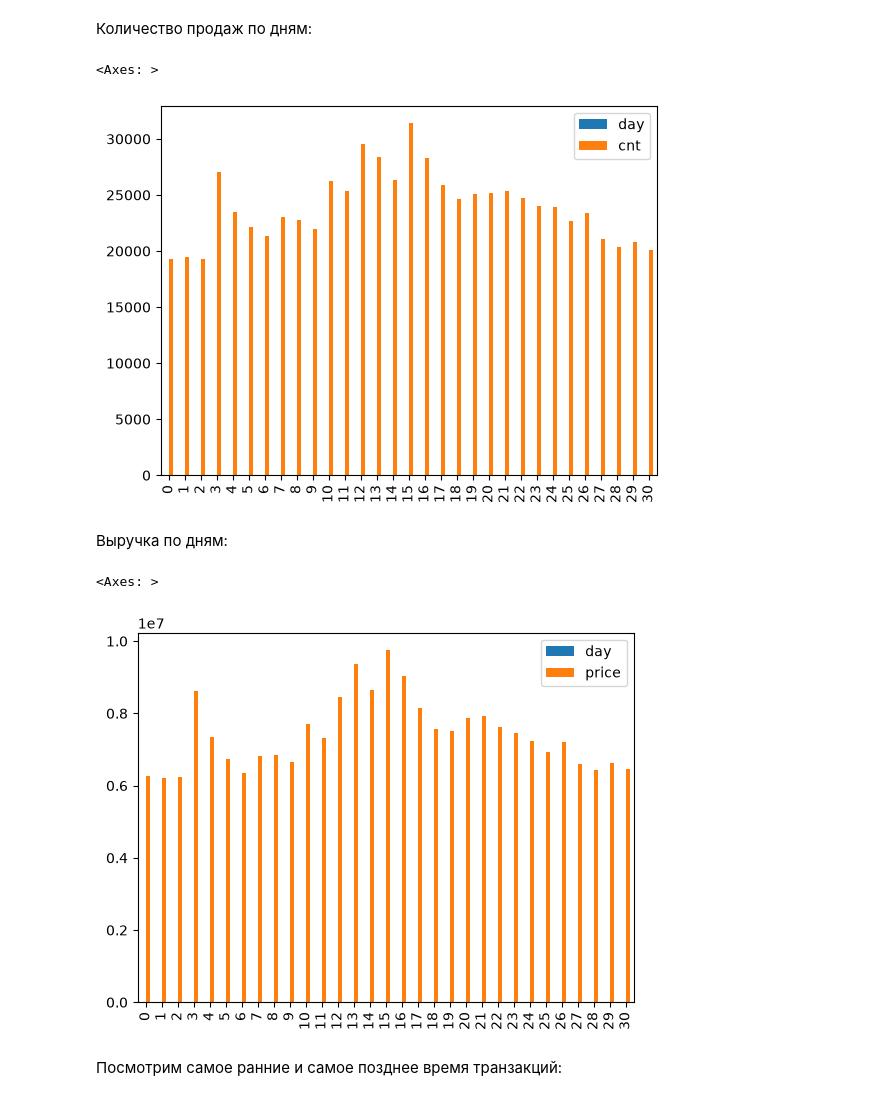
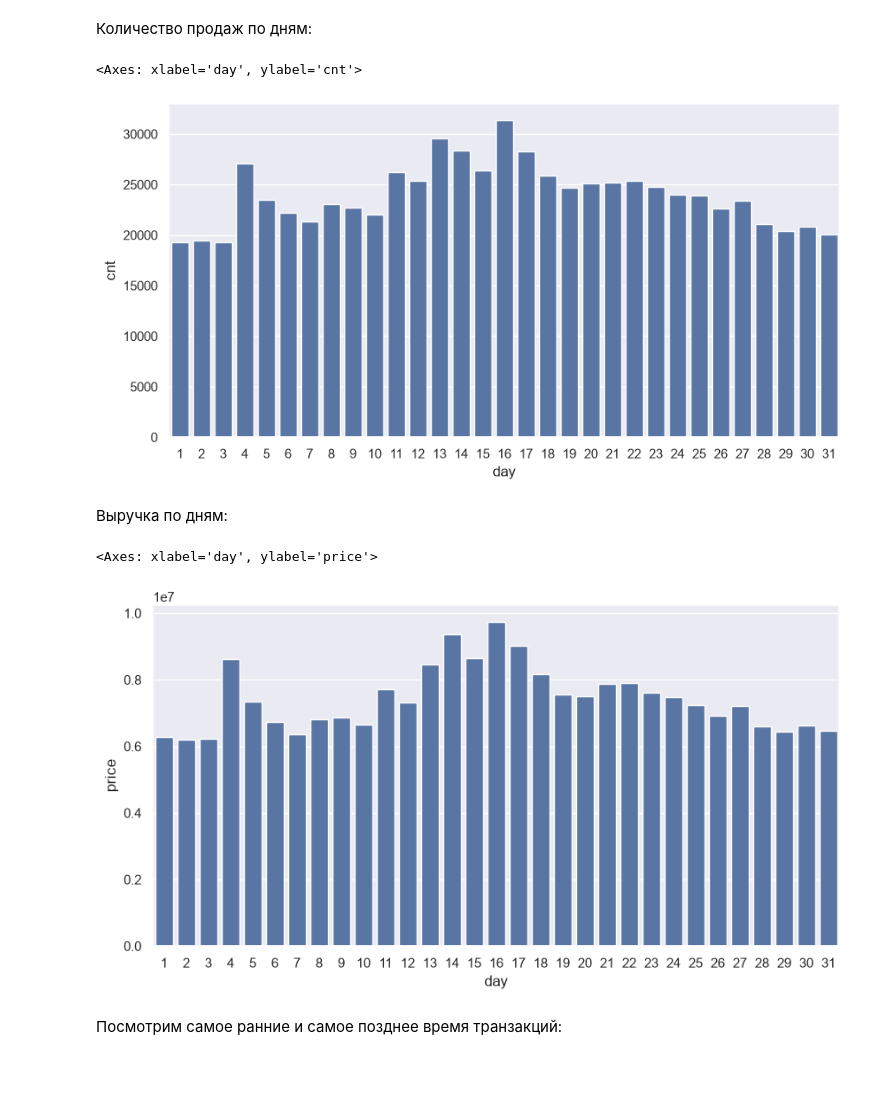
Before and after one commit to AlkhovskiiKY/ecommerce-eda-retention, a Jupyter notebook: eda.ipynb, the cells around one changed output. Cells and saved outputs as stored; diff of their text form; code cells hidden in the pictures; blank space fills up the shorter version.

Commit message:
Внедрил seaborn и с его использованием сделал визуализацию когортной таблицы, воронок. Нашёл баг с price

```diff
--- a/eda.ipynb
+++ b/eda.ipynb
@@ -6,9 +6,12 @@
 Будем использовать библиотеку `duckdb` для работы с большим количеством данных, а `pandas` уже для обработки мелких групп
 # %%
 import pandas as pd
+import numpy as np
 import seaborn as sns
 import matplotlib.pyplot as plt
 import duckdb
+
+sns.set_theme(style='darkgrid')
 # %%
 path = 'D:/kaggle_data/2019-Oct.csv'
 
@@ -181,15 +285,15 @@ con.sql('''
 # %%
 cnt_sale_per_day = con.sql('''
         SELECT EXTRACT(day FROM event_time) as day, COUNT(*) as cnt
         FROM events
         WHERE event_type='purchase'
         GROUP BY EXTRACT(day FROM event_time)
 ''').df()
-
-cnt_sale_per_day.plot.bar()
+plt.figure(figsize=(10,5))
+sns.barplot(cnt_sale_per_day, x='day', y='cnt')
 # %% [output]
-<Axes: >
+<Axes: xlabel='day', ylabel='cnt'>
-[figure, old version]
+[figure, new version]
 # %% [markdown]
 Выручка по дням:
 # %%
@@ -200,10 +304,11 @@ price_sale_per_day = con.sql('''
         GROUP BY EXTRACT(day FROM event_time)
 ''').df()
 
-price_sale_per_day.plot.bar()
+plt.figure(figsize=(10,5))
+sns.barplot(price_sale_per_day, x='day', y='price')
 # %% [output]
-<Axes: >
+<Axes: xlabel='day', ylabel='price'>
-[figure, old version]
+[figure, new version]
 # %% [markdown]
 Посмотрим самое ранние и самое позднее время транзакций:
 # %%
```
Also changed, not shown: parts of 10 cells of this notebook, 1 other file.
